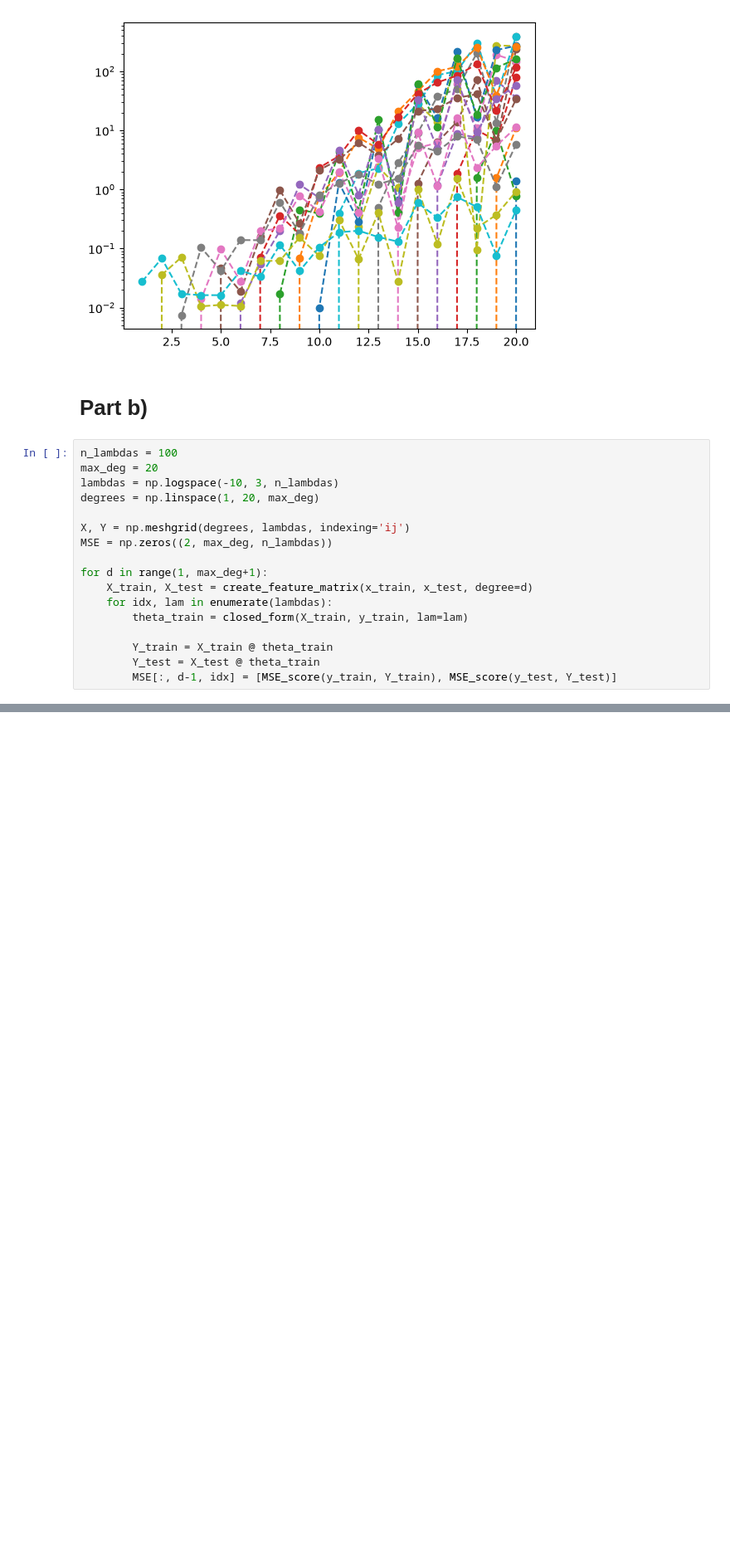
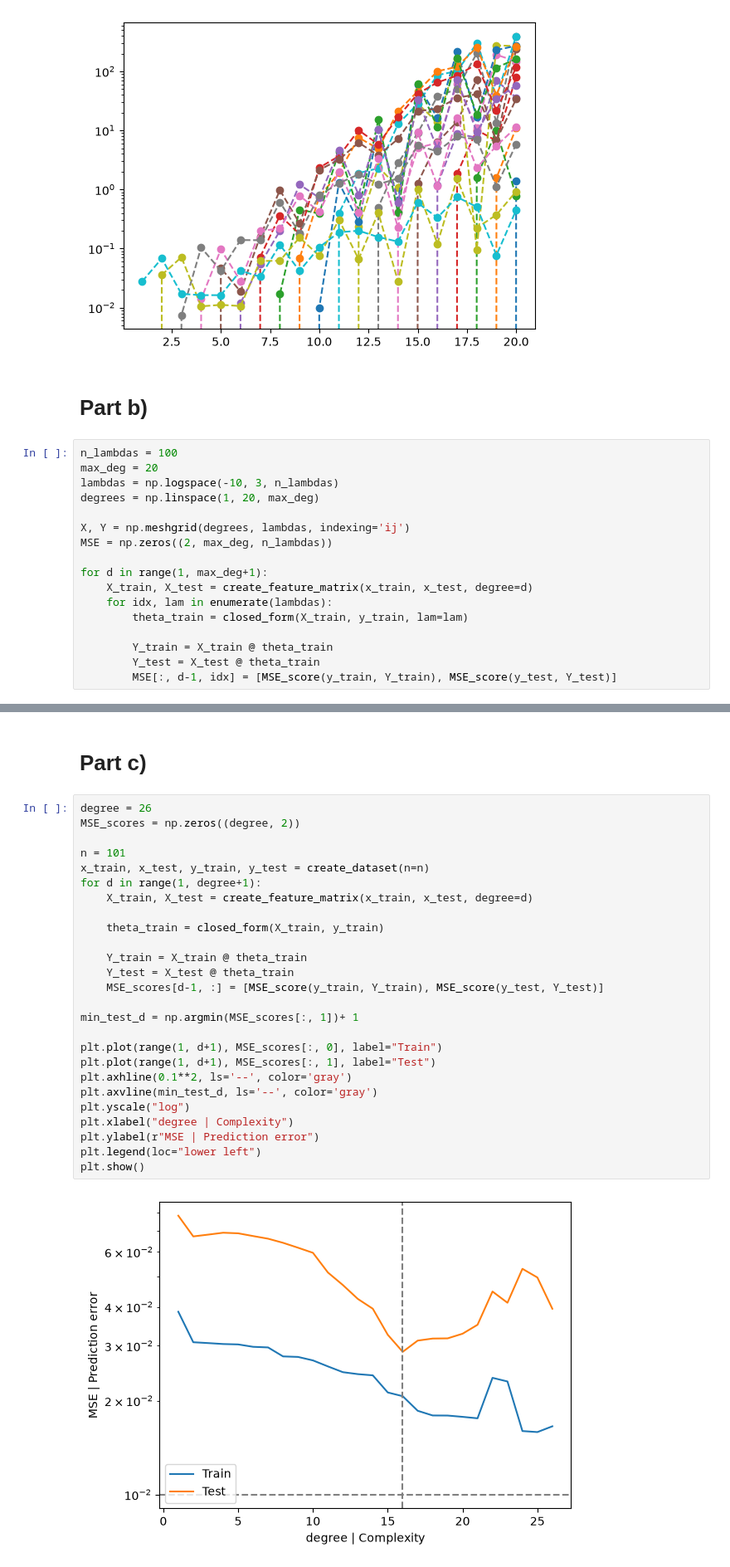
Before and after one commit to art-is-0/FYS-STK4155, a Jupyter notebook: Project1/Project1.ipynb, the cells around one changed output, grey strips where cells are left out. Shown at 83% size. Saved outputs shown, nothing was run; the diff lists cells and outputs as text; blank space fills up the shorter version.

Commit message:
P1: Complete with part c

```diff
--- a/Project1/Project1.ipynb
+++ b/Project1/Project1.ipynb
@@ -169,0 +176,30 @@ plt.show()
+# %% [markdown]
+# Part c)
+# %%
+degree = 26
+MSE_scores = np.zeros((degree, 2))
+
+n = 101
+x_train, x_test, y_train, y_test = create_dataset(n=n)
+for d in range(1, degree+1):
+    X_train, X_test = create_feature_matrix(x_train, x_test, degree=d)
+
+    theta_train = closed_form(X_train, y_train)
+
+    Y_train = X_train @ theta_train
+    Y_test = X_test @ theta_train
+    MSE_scores[d-1, :] = [MSE_score(y_train, Y_train), MSE_score(y_test, Y_test)]
+
+min_test_d = np.argmin(MSE_scores[:, 1])+ 1
+
+plt.plot(range(1, d+1), MSE_scores[:, 0], label="Train")
+plt.plot(range(1, d+1), MSE_scores[:, 1], label="Test")
+plt.axhline(0.1**2, ls='--', color='gray')
+plt.axvline(min_test_d, ls='--', color='gray')
+plt.yscale("log")
+plt.xlabel("degree | Complexity")
+plt.ylabel(r"MSE | Prediction error")
+plt.legend(loc="lower left")
+plt.show()
+# %% [output]
+[figure, added]
```
Also changed, not shown: parts of 6 cells of this notebook.
